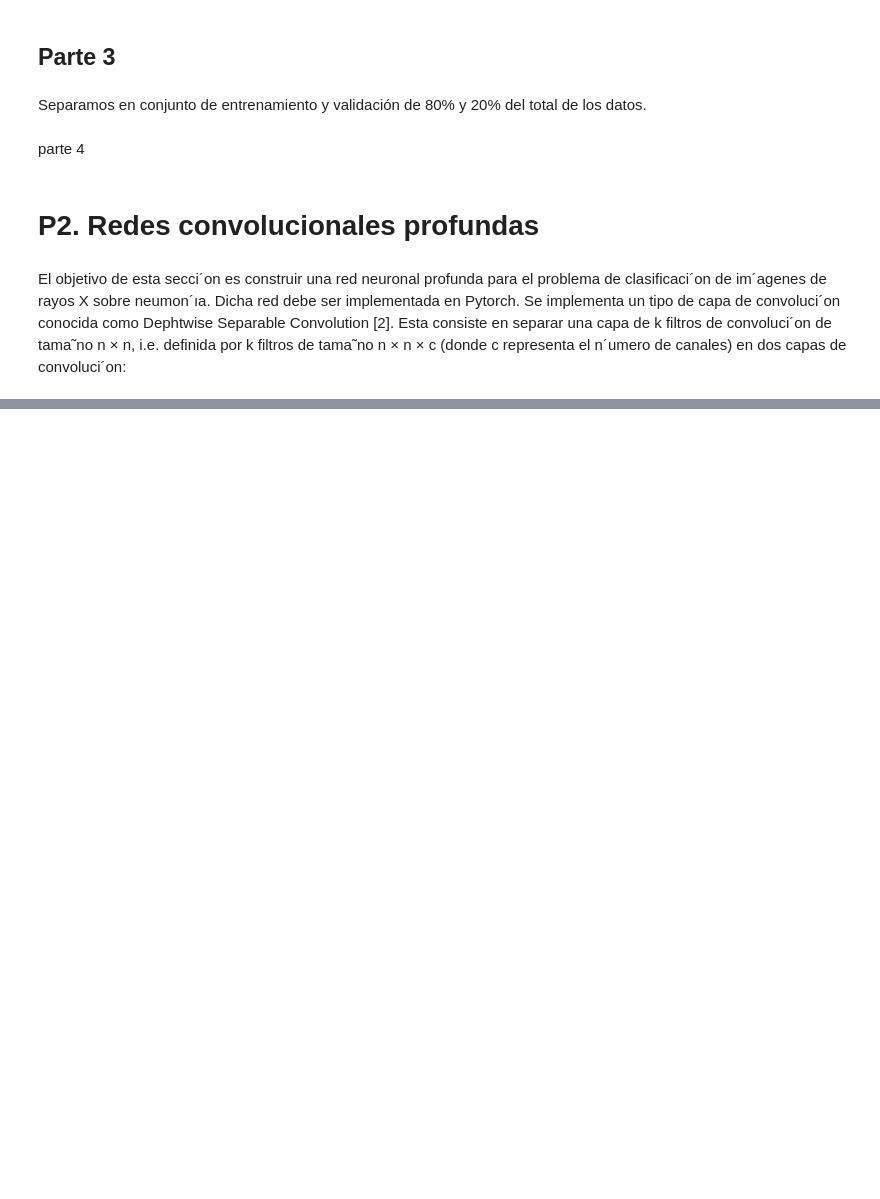
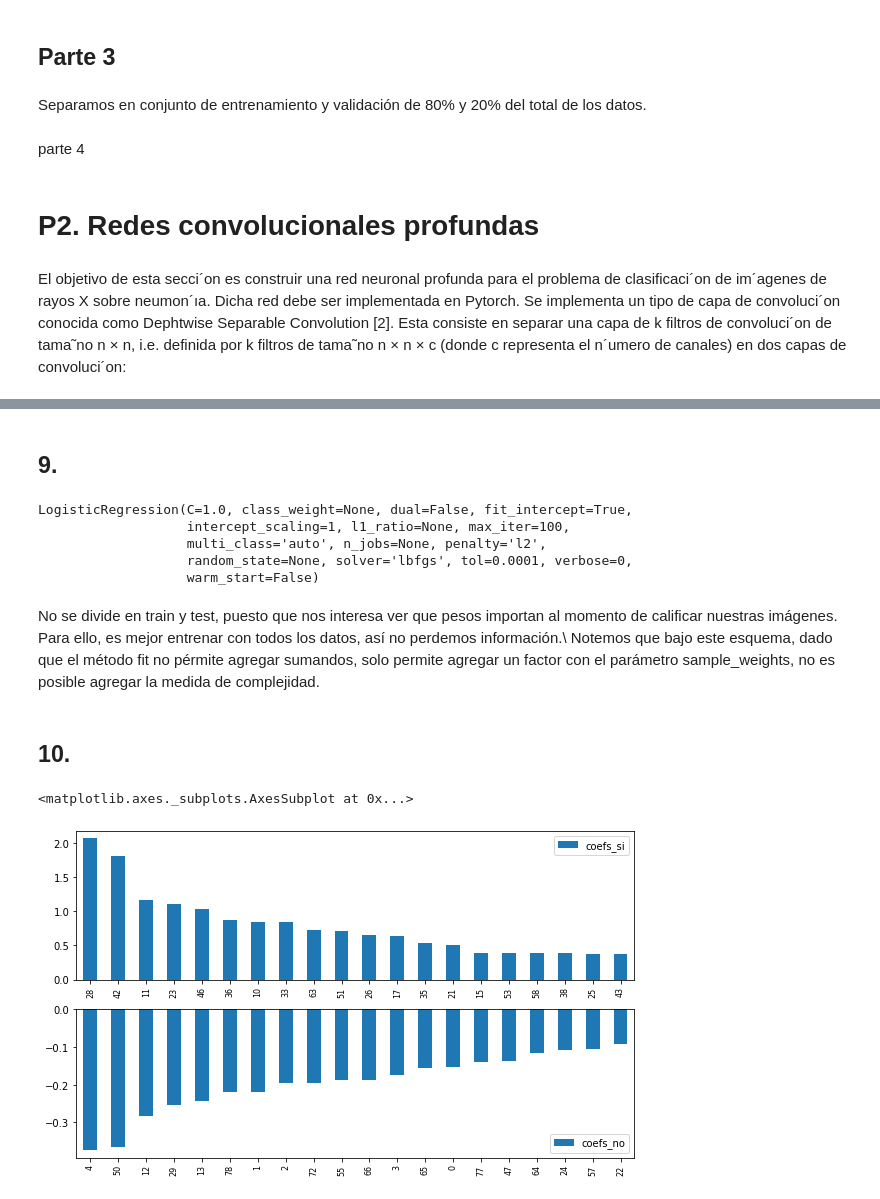
Before and after one commit to chapax123/Tarea-2-Lab-de-datos, a Jupyter notebook: Tarea_2.ipynb, the cells around one changed output, grey strips where cells are left out. Cells and saved outputs as stored; diff of their text form; code cells hidden in the pictures; blank space fills up the shorter version.

```diff
--- a/Tarea_2.ipynb
+++ b/Tarea_2.ipynb
@@ -393,0 +554,10 @@ class EarlyStopping():
+# %%
+def dist_cos(x_hat,z_hat):
+    return 1 - (np.dot(x_hat,z_hat)/(np.linalg.norm(x_hat)*np.linalg.norm(z_hat)))
+
+def pi_x(z_hat, n, sigma=0.25):
+    x_hat = np.ones(n)
+    return np.exp(-(dist_cos(x_hat,z_hat)**2)/sigma**2)
+
+
+pesos_perts = [pi_x(pert,80) for pert in perturbaciones]
@@ -393,0 +586,48 @@ class EarlyStopping():
+# %%
+Dp = (perturbaciones, y)
+# %% [markdown]
+## 9.
+# %%
+from sklearn.linear_model import LogisticRegression
+
+lr = LogisticRegression()
+lr.fit(Dp[0],
+       Dp[1],
+       sample_weight=pesos_perts
+      )
+# %% [output]
+LogisticRegression(C=1.0, class_weight=None, dual=False, fit_intercept=True,
+                   intercept_scaling=1, l1_ratio=None, max_iter=100,
+                   multi_class='auto', n_jobs=None, penalty='l2',
+                   random_state=None, solver='lbfgs', tol=0.0001, verbose=0,
+                   warm_start=False)
+# %% [markdown]
+No se divide en train y test, puesto que nos interesa ver que pesos importan al momento de calificar nuestras imágenes. Para ello, es mejor entrenar con todos los datos, así no perdemos información.\\
+Notemos que bajo este esquema, dado que el método fit no pérmite agregar sumandos, solo permite agregar un factor con el parámetro sample_weights, no es posible agregar la medida de complejidad.
+# %% [markdown]
+## 10.
+# %%
+import matplotlib.pyplot as plt
+import pandas as pd
+
+coefs = lr.coef_[0]
+#Pixeles SI
+idx_coefs_si = np.argsort(coefs)[::-1]
+coefs_si = np.sort(coefs)[::-1]
+df_coefs_si = pd.DataFrame({'coefs_si':coefs_si},index=idx_coefs_si)
+
+#Pixeles NO
+idx_coefs_no = np.argsort(coefs)
+coefs_no = np.sort(coefs)
+df_coefs_no = pd.DataFrame({'coefs_no':coefs_no},index=idx_coefs_no)
+
+#Plots
+fig, ax = plt.subplots(2,1,figsize=(10,6))
+ax[0].tick_params(axis='x', labelsize=8)
+df_coefs_si.nlargest(int(len(coefs_si)/4), 'coefs_si').plot(kind = 'bar', ax=ax[0])
+
+ax[1].tick_params(axis='x', labelsize=8)
+df_coefs_no.nsmallest(int(len(coefs_no)/4), 'coefs_no').plot(kind = 'bar', ax=ax[1])
+# %% [output]
+<matplotlib.axes._subplots.AxesSubplot at 0x...>
+[figure, added]
```
Also changed, not shown: parts of 51 cells of this notebook, 1 other file.
